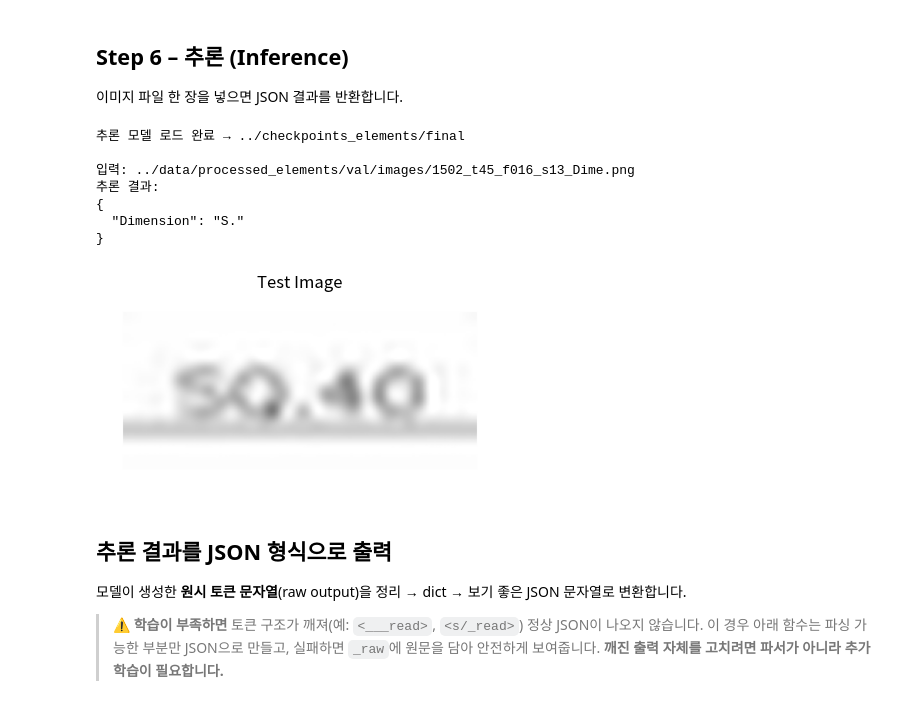
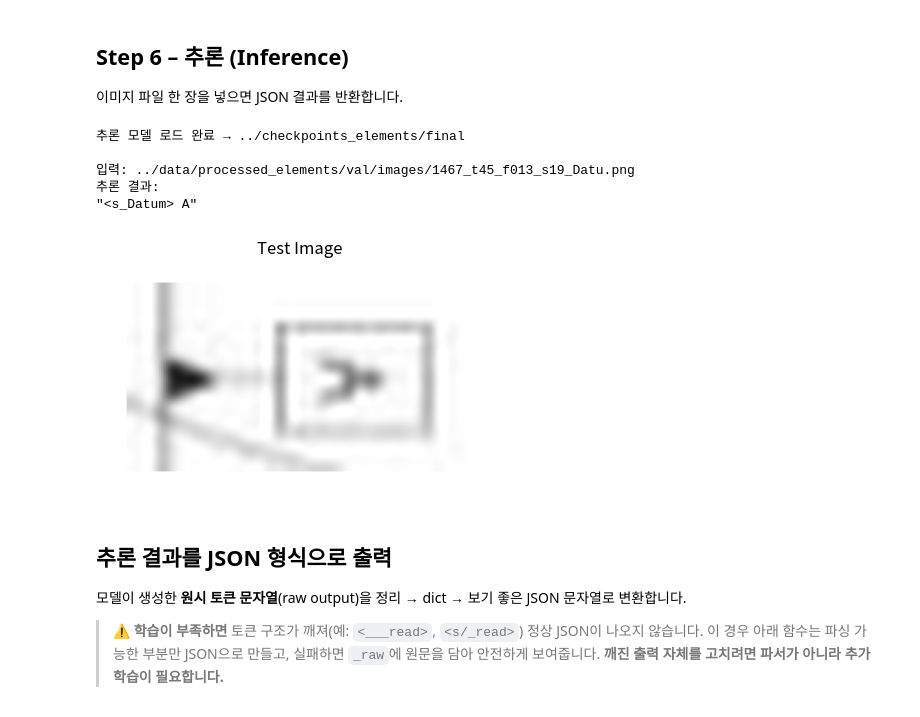
Before and after one commit to VLM-Doc-Analysis/Donut-VLM, a Jupyter notebook: yolo_finetune_donut_pipeline/donut_training_elements.ipynb, the cells around one changed output. Drawn from its saved outputs; the diff is of its cells as text; code cells hidden in the pictures.

```diff
--- a/yolo_finetune_donut_pipeline/donut_training_elements.ipynb
+++ b/yolo_finetune_donut_pipeline/donut_training_elements.ipynb
@@ -983,43 +986,49 @@ def predict(image_path: str, task: str | None = None) -> dict:
         pad_token_id      = eval_processor.tokenizer.pad_token_id,
         eos_token_id      = eval_processor.tokenizer.eos_token_id,
         use_cache         = True,
+        # ── 반복억제(퇴화 반복 방지) ──────────────────────────────
+        # 약한/과적합 디코더가 greedy 로 같은 토큰("0000…", "- 1 - 1 …")을
+        # 자기강화 반복하며 EOS 를 못 내는 현상을 막는다.
+        #  no_repeat_ngram_size : 같은 3-gram 재등장 금지(반복 루프 차단)
+        #  repetition_penalty   : 이미 나온 토큰의 logit 을 낮춰 재선택 억제(>1.0)
+        # ※ 증상(반복/비종료) 치료일 뿐 값 정확도를 올리진 않는다 → 데이터/학습 개선은 별개.
+        no_repeat_ngram_size = 3,
+        repetition_penalty   = 1.5,
     )
 
     # 토큰 ID → 문자열 → (BOS/EOS/PAD/task 토큰 제거) → dict
     sequence = eval_processor.batch_decode(outputs, skip_special_tokens=False)[0]
     for t in (eval_processor.tokenizer.eos_token, eval_processor.tokenizer.pad_token,
               eval_processor.tokenizer.bos_token, task):
         if t:
             sequence = sequence.replace(t, "")
     return token2json(sequence.strip())
 
 
 # ── 데모: 검증셋 첫 이미지로 추론 ────────────────────────────────
 val_dir = os.path.join(CFG["data"]["local_val_dir"], "images")
 cands   = sorted(glob.glob(os.path.join(val_dir, "*")))
 if not cands:                       # 폴백: 원본 도면 폴더
     cands = sorted(glob.glob("../data/elements/images/*"))
-test_image_path = cands[15]
+test_image_path = cands[11]
 
 result = predict(test_image_path)
 print(f"\n입력: {test_image_path}")
 print("추론 결과:")
 print(json.dumps(result, indent=2, ensure_ascii=False))
 
 # 이미지 시각화
 fig, ax = plt.subplots(figsize=(5, 8))
 ax.imshow(Image.open(test_image_path).convert("RGB"))
 ax.axis("off"); ax.set_title("Test Image")
 plt.show()
 # %% [output]
 추론 모델 로드 완료 → ../checkpoints_elements/final
 
-입력: ../data/processed_elements/val/images/1502_t45_f016_s13_Dime.png
+입력: ../data/processed_elements/val/images/1467_t45_f013_s19_Datu.png
 추론 결과:
-{
-  "Dimension": "S."
-}
+"<s_Datum> A"
-[figure, old version]
+[figure, new version]
 # %% [markdown]
 ## 추론 결과를 JSON 형식으로 출력
 
```
Also changed, not shown: parts of 7 cells of this notebook, 1 other file.
